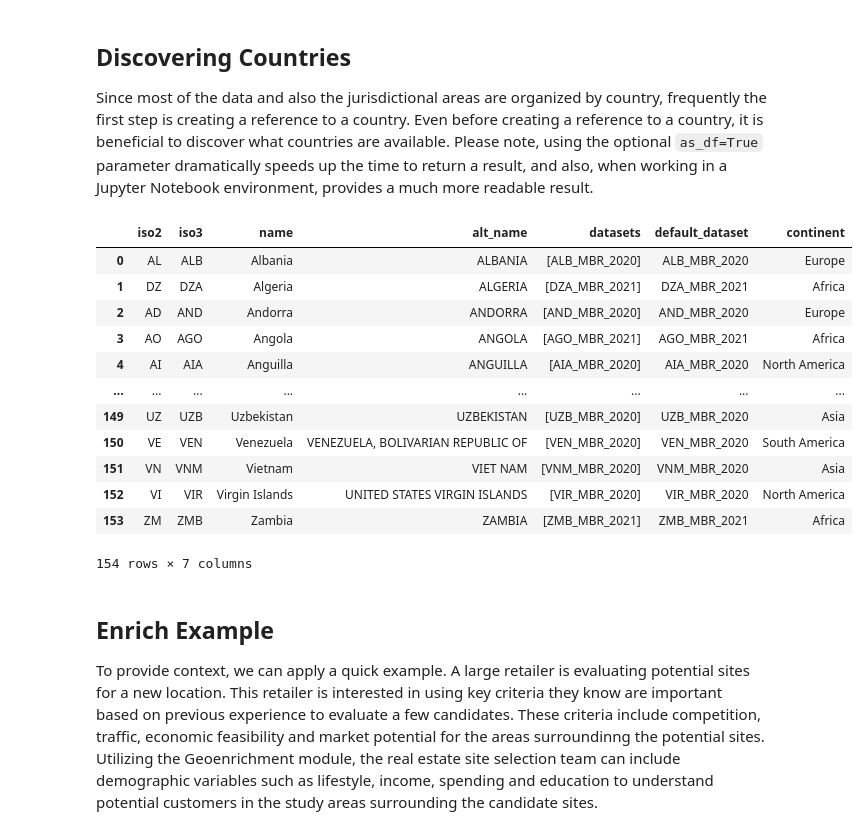
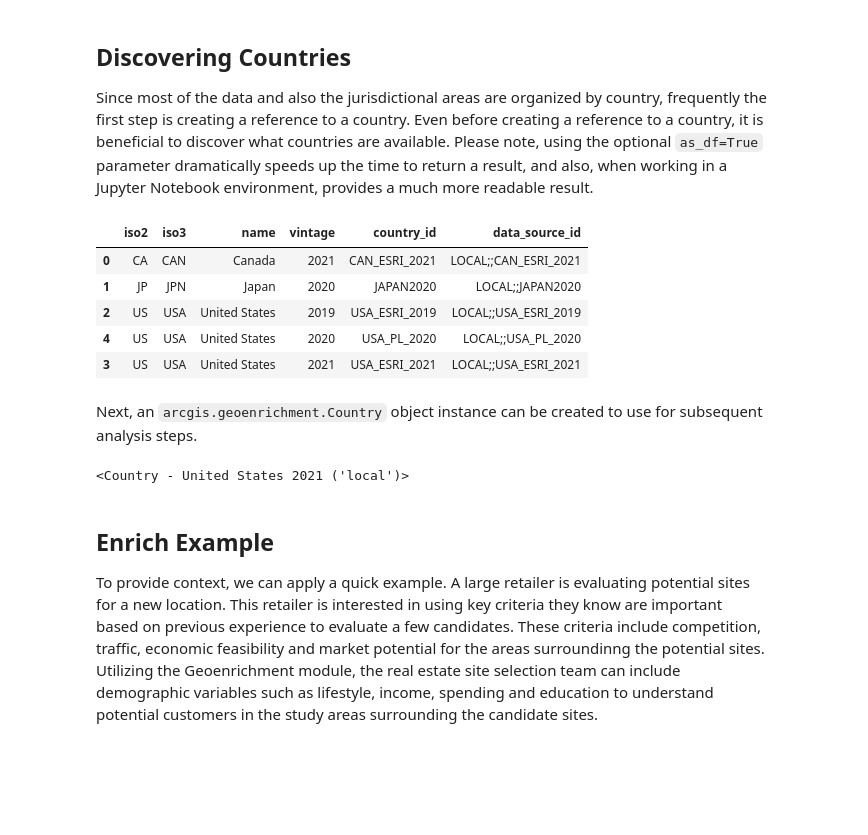
Before and after one commit to knu2xs/business-analyst-python-api-examples, a Jupyter notebook: notebooks/ge-guide/part1_introduction_to_geoenrichment.ipynb, the cells around one changed output. Drawn from its saved outputs; the diff is of its cells as text; code cells hidden in the pictures; blank space fills up the shorter version.

```diff
--- a/notebooks/ge-guide/part1_introduction_to_geoenrichment.ipynb
+++ b/notebooks/ge-guide/part1_introduction_to_geoenrichment.ipynb
@@ -47,23 +47,26 @@ Since most of the data and also the jurisdictional areas are organized by countr
 # %%
 from arcgis.geoenrichment import get_countries
 
-country_df = get_countries(gis_agol, as_df=True)
+country_df = get_countries(gis_pro, as_df=True)
 
 country_df
 # %% [output]
-|  | iso2 | iso3 | name | alt_name | datasets | default_dataset | continent |
-| 0 | AL | ALB | Albania | ALBANIA | [ALB_MBR_2020] | ALB_MBR_2020 | Europe |
-| 1 | DZ | DZA | Algeria | ALGERIA | [DZA_MBR_2021] | DZA_MBR_2021 | Africa |
-| 2 | AD | AND | Andorra | ANDORRA | [AND_MBR_2020] | AND_MBR_2020 | Europe |
-| 3 | AO | AGO | Angola | ANGOLA | [AGO_MBR_2021] | AGO_MBR_2021 | Africa |
-| 4 | AI | AIA | Anguilla | ANGUILLA | [AIA_MBR_2020] | AIA_MBR_2020 | North America |
-| ... | ... | ... | ... | ... | ... | ... | ... |
-| 149 | UZ | UZB | Uzbekistan | UZBEKISTAN | [UZB_MBR_2020] | UZB_MBR_2020 | Asia |
-| 150 | VE | VEN | Venezuela | VENEZUELA, BOLIVARIAN REPUBLIC OF | [VEN_MBR_2020] | VEN_MBR_2020 | South America |
-| 151 | VN | VNM | Vietnam | VIET NAM | [VNM_MBR_2020] | VNM_MBR_2020 | Asia |
-| 152 | VI | VIR | Virgin Islands | UNITED STATES VIRGIN ISLANDS | [VIR_MBR_2020] | VIR_MBR_2020 | North America |
-| 153 | ZM | ZMB | Zambia | ZAMBIA | [ZMB_MBR_2021] | ZMB_MBR_2021 | Africa |
+|  | iso2 | iso3 | name | vintage | country_id | data_source_id |
+| 0 | CA | CAN | Canada | 2021 | CAN_ESRI_2021 | LOCAL;;CAN_ESRI_2021 |
+| 1 | JP | JPN | Japan | 2020 | JAPAN2020 | LOCAL;;JAPAN2020 |
+| 2 | US | USA | United States | 2019 | USA_ESRI_2019 | LOCAL;;USA_ESRI_2019 |
+| 4 | US | USA | United States | 2020 | USA_PL_2020 | LOCAL;;USA_PL_2020 |
+| 3 | US | USA | United States | 2021 | USA_ESRI_2021 | LOCAL;;USA_ESRI_2021 |
-154 rows × 7 columns
+# %% [markdown]
+Next, an `arcgis.geoenrichment.Country` object instance can be created to use for subsequent analysis steps.
+# %%
+from arcgis.geoenrichment import Country
+
+country = Country('usa', gis=gis_pro)
+
+country
+# %% [output]
+<Country - United States 2021 ('local')>
 # %% [markdown]
 ## Enrich Example
 
```
Also changed, not shown: parts of 23 cells of this notebook, 3 other files.
